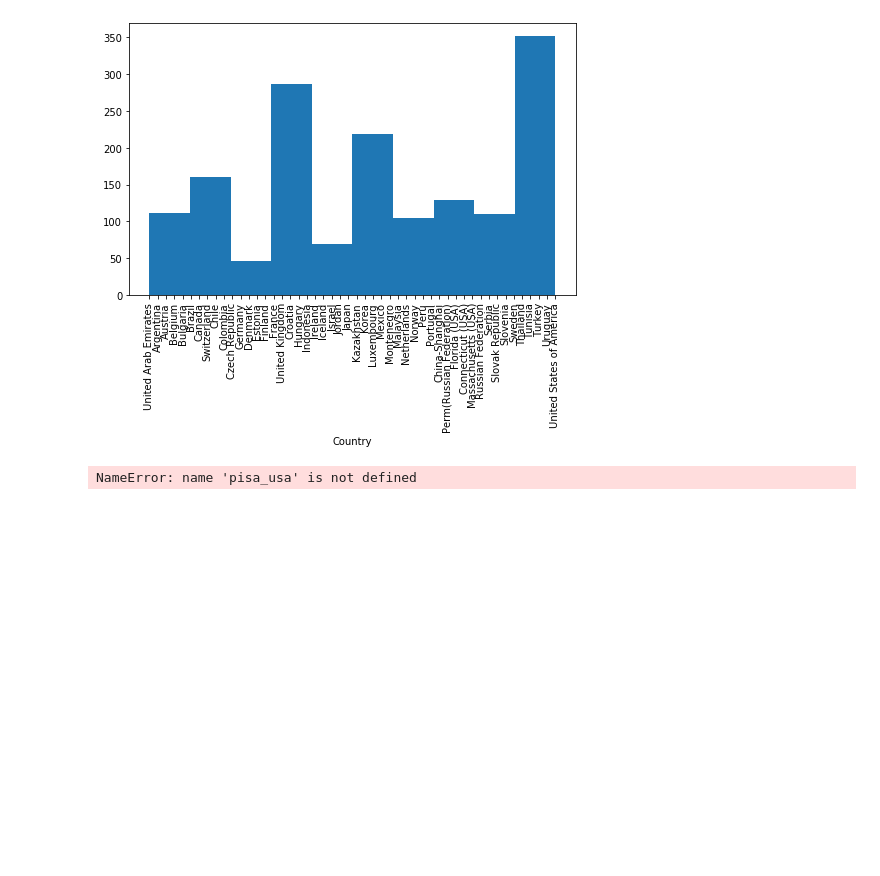
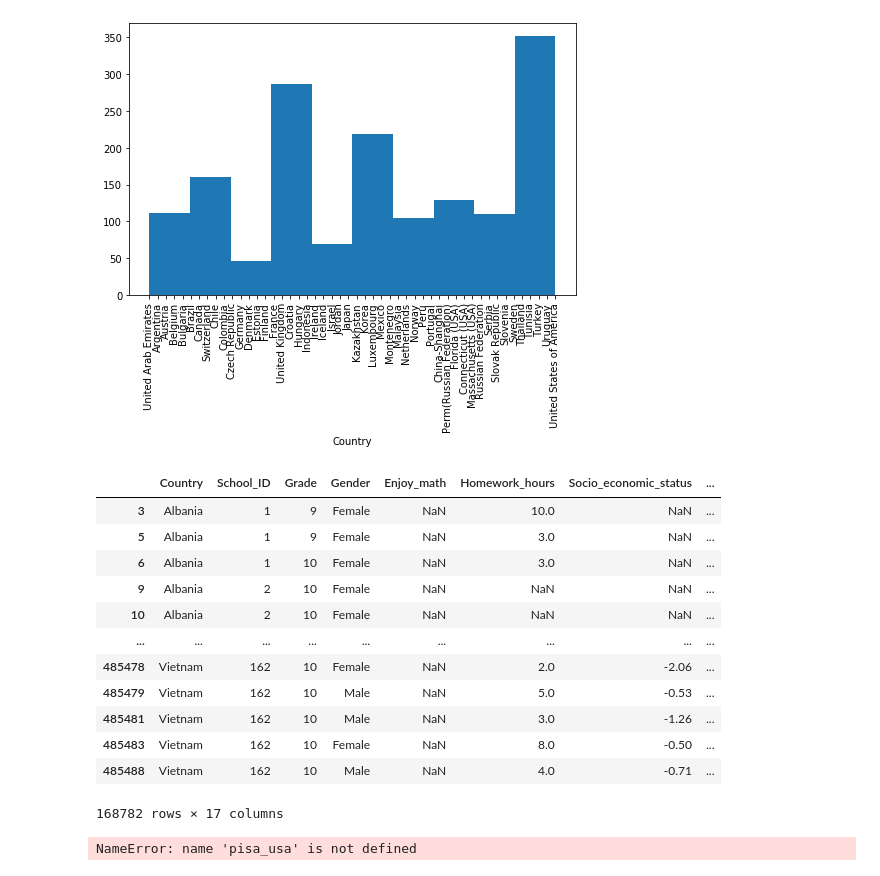
Before and after one commit to Anyra20/CommunicateDataProject, a Jupyter notebook: exploration_template.ipynb, the cells around one changed output. Drawn from its saved outputs; the diff is of its cells as text; code cells hidden in the pictures; blank space fills up the shorter version.

```diff
--- a/exploration_template.ipynb
+++ b/exploration_template.ipynb
@@ -207,6 +207,22 @@ plt.xticks(rotation='vertical')
 plt.show()
 # %% [output]
 [figure]
+# %%
+pisa[pisa['Math_interest'].isnull()]
+# %% [output]
+|  | Country | School_ID | Grade | Gender | Enjoy_math | Homework_hours | Socio_economic_status | ... |
+| 3 | Albania | 1 | 9 | Female | NaN | 10.0 | NaN | ... |
+| 5 | Albania | 1 | 9 | Female | NaN | 3.0 | NaN | ... |
+| 6 | Albania | 1 | 10 | Female | NaN | 3.0 | NaN | ... |
+| 9 | Albania | 2 | 10 | Female | NaN | NaN | NaN | ... |
+| 10 | Albania | 2 | 10 | Female | NaN | NaN | NaN | ... |
+| ... | ... | ... | ... | ... | ... | ... | ... | ... |
+| 485478 | Vietnam | 162 | 10 | Female | NaN | 2.0 | -2.06 | ... |
+| 485479 | Vietnam | 162 | 10 | Male | NaN | 5.0 | -0.53 | ... |
+| 485481 | Vietnam | 162 | 10 | Male | NaN | 3.0 | -1.26 | ... |
+| 485483 | Vietnam | 162 | 10 | Female | NaN | 8.0 | -0.50 | ... |
+| 485488 | Vietnam | 162 | 10 | Male | NaN | 4.0 | -0.71 | ... |
+168782 rows × 17 columns
 # %%
 sb.countplot(data = pisa_usa, x = 'Grade', hue = 'Country');
 plt.legend(loc='center right', bbox_to_anchor=(1.5, 0.5), title = 'US states')
```
Also changed, not shown: parts of 2 cells of this notebook.
